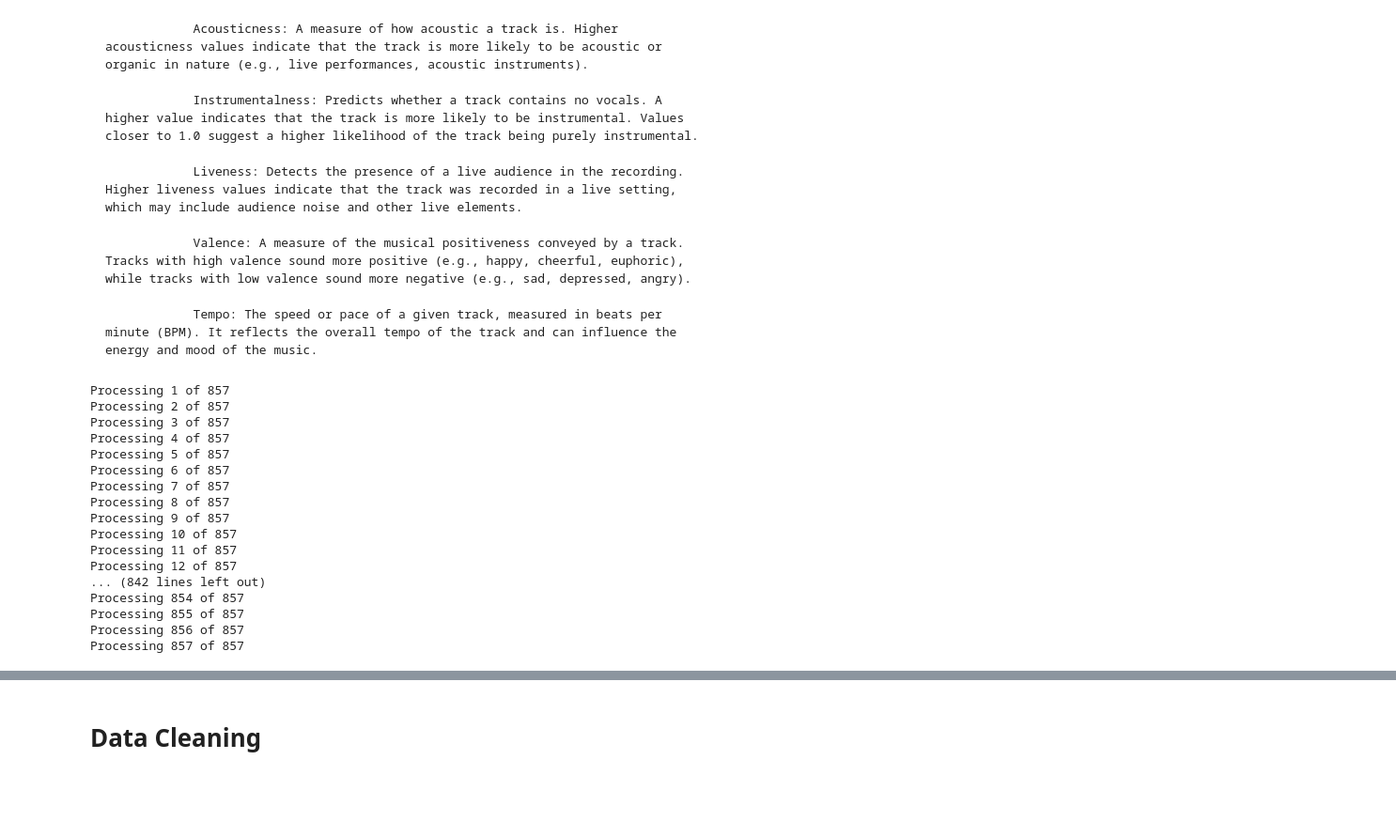
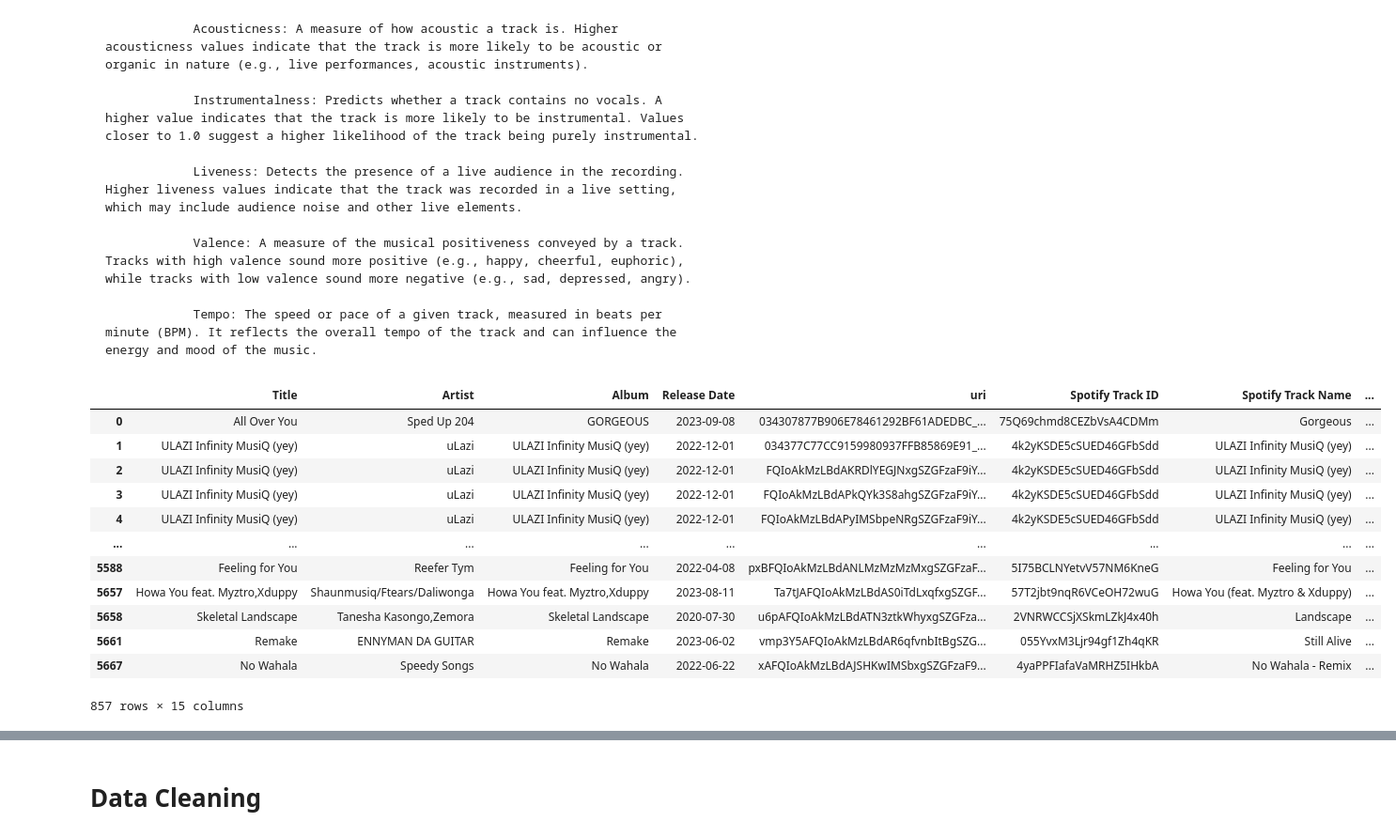
Before and after one commit to tedjkamau/dancevibedaily, a Jupyter notebook: Dancevibe.ipynb, the cells around one changed output, grey strips where cells are left out. Shown at 94% size. Cells and saved outputs as stored; diff of their text form; code cells hidden in the pictures; blank space fills up the shorter version.

```diff
--- a/Dancevibe.ipynb
+++ b/Dancevibe.ipynb
@@ -239,50 +234,19 @@ for index, row in df.iterrows():
                 Valence: A measure of the musical positiveness conveyed by a track. Tracks with high valence sound more positive (e.g., happy, cheerful, euphoric), while tracks with low valence sound more negative (e.g., sad, depressed, angry).
 
                 Tempo: The speed or pace of a given track, measured in beats per minute (BPM). It reflects the overall tempo of the track and can influence the energy and mood of the music.
-# %%
-import numpy as np
-
-for index, row in df.iterrows():
-    print(f"Processing {index+1} of {len(df)}")
-
-    # Check if 'Danceability' is NaN
-    if not pd.isna(row['Danceability']):
-        continue  # Skip to the next row if 'Danceability' is already filled
-
-    # If 'Danceability' is NaN and 'Spotify Track ID' exists, fetch the audio features
-    if row['Spotify Track ID']:
-        try:
-            features = sp.audio_features(row['Spotify Track ID'])
-            if features and features[0]:  # Check if the features list is not empty
-                df.at[index, 'Danceability'] = features[0]['danceability']
-                df.at[index, 'Energy'] = features[0]['energy']
-                df.at[index, 'Loudness'] = features[0]['loudness']
-                df.at[index, 'Mode'] = features[0]['mode']
-                df.at[index, 'Speechiness'] = features[0]['speechiness']
-                df.at[index, 'Acousticness'] = features[0]['acousticness']
-                df.at[index, 'Instrumentalness'] = features[0]['instrumentalness']
-                df.at[index, 'Liveness'] = features[0]['liveness']
-                df.at[index, 'Valence'] = features[0]['valence']
-                df.at[index, 'Tempo'] = features[0]['tempo']
-            else:
-                print(f"Failed to retrieve features for Spotify Track ID: {row['Spotify Track ID']}")
-        except Exception as e:
-            print(f"Error processing Spotify Track ID {row['Spotify Track ID']}: {e}")
-# %% [output]
-Processing 1 of 857
-Processing 2 of 857
-Processing 3 of 857
-Processing 4 of 857
-Processing 5 of 857
-Processing 6 of 857
-Processing 7 of 857
-Processing 8 of 857
-Processing 9 of 857
-Processing 10 of 857
-Processing 11 of 857
-Processing 12 of 857
-... (842 lines left out)
-Processing 854 of 857
-Processing 855 of 857
-Processing 856 of 857
-Processing 857 of 857
+# %%
+df.head(2)
+# %% [output]
+|  | Title | Artist | Album | Release Date | uri | Spotify Track ID | Spotify Track Name | ... |
+| 0 | All Over You | Sped Up 204 | GORGEOUS | 2023-09-08 | 034307877B906E78461292BF61ADEDBC_... | 75Q69chmd8CEZbVsA4CDMm | Gorgeous | ... |
+| 1 | ULAZI Infinity MusiQ (yey) | uLazi | ULAZI Infinity MusiQ (yey) | 2022-12-01 | 034377C77CC9159980937FFB85869E91_... | 4k2yKSDE5cSUED46GFbSdd | ULAZI Infinity MusiQ (yey) | ... |
+| 2 | ULAZI Infinity MusiQ (yey) | uLazi | ULAZI Infinity MusiQ (yey) | 2022-12-01 | FQIoAkMzLBdAKRDlYEGJNxgSZGFzaF9iY... | 4k2yKSDE5cSUED46GFbSdd | ULAZI Infinity MusiQ (yey) | ... |
+| 3 | ULAZI Infinity MusiQ (yey) | uLazi | ULAZI Infinity MusiQ (yey) | 2022-12-01 | FQIoAkMzLBdAPkQYk3S8ahgSZGFzaF9iY... | 4k2yKSDE5cSUED46GFbSdd | ULAZI Infinity MusiQ (yey) | ... |
+| 4 | ULAZI Infinity MusiQ (yey) | uLazi | ULAZI Infinity MusiQ (yey) | 2022-12-01 | FQIoAkMzLBdAPyIMSbpeNRgSZGFzaF9iY... | 4k2yKSDE5cSUED46GFbSdd | ULAZI Infinity MusiQ (yey) | ... |
+| ... | ... | ... | ... | ... | ... | ... | ... | ... |
+| 5588 | Feeling for You | Reefer Tym | Feeling for You | 2022-04-08 | pxBFQIoAkMzLBdANLMzMzMzMxgSZGFzaF... | 5I75BCLNYetvV57NM6KneG | Feeling for You | ... |
+| 5657 | Howa You feat. Myztro,Xduppy | Shaunmusiq/Ftears/Daliwonga | Howa You feat. Myztro,Xduppy | 2023-08-11 | Ta7tJAFQIoAkMzLBdAS0iTdLxqfxgSZGF... | 57T2jbt9nqR6VCeOH72wuG | Howa You (feat. Myztro & Xduppy) | ... |
+| 5658 | Skeletal Landscape | Tanesha Kasongo,Zemora | Skeletal Landscape | 2020-07-30 | u6pAFQIoAkMzLBdATN3ztkWhyxgSZGFza... | 2VNRWCCSjXSkmLZkJ4x40h | Landscape | ... |
+| 5661 | Remake | ENNYMAN DA GUITAR | Remake | 2023-06-02 | vmp3Y5AFQIoAkMzLBdAR6qfvnbItBgSZG... | 055YvxM3Ljr94gf1Zh4qKR | Still Alive | ... |
+| 5667 | No Wahala | Speedy Songs | No Wahala | 2022-06-22 | xAFQIoAkMzLBdAJSHKwIMSbxgSZGFzaF9... | 4yaPPFIafaVaMRHZ5IHkbA | No Wahala - Remix | ... |
+857 rows × 15 columns
```
Also changed, not shown: parts of 20 cells of this notebook, 1 other file.
